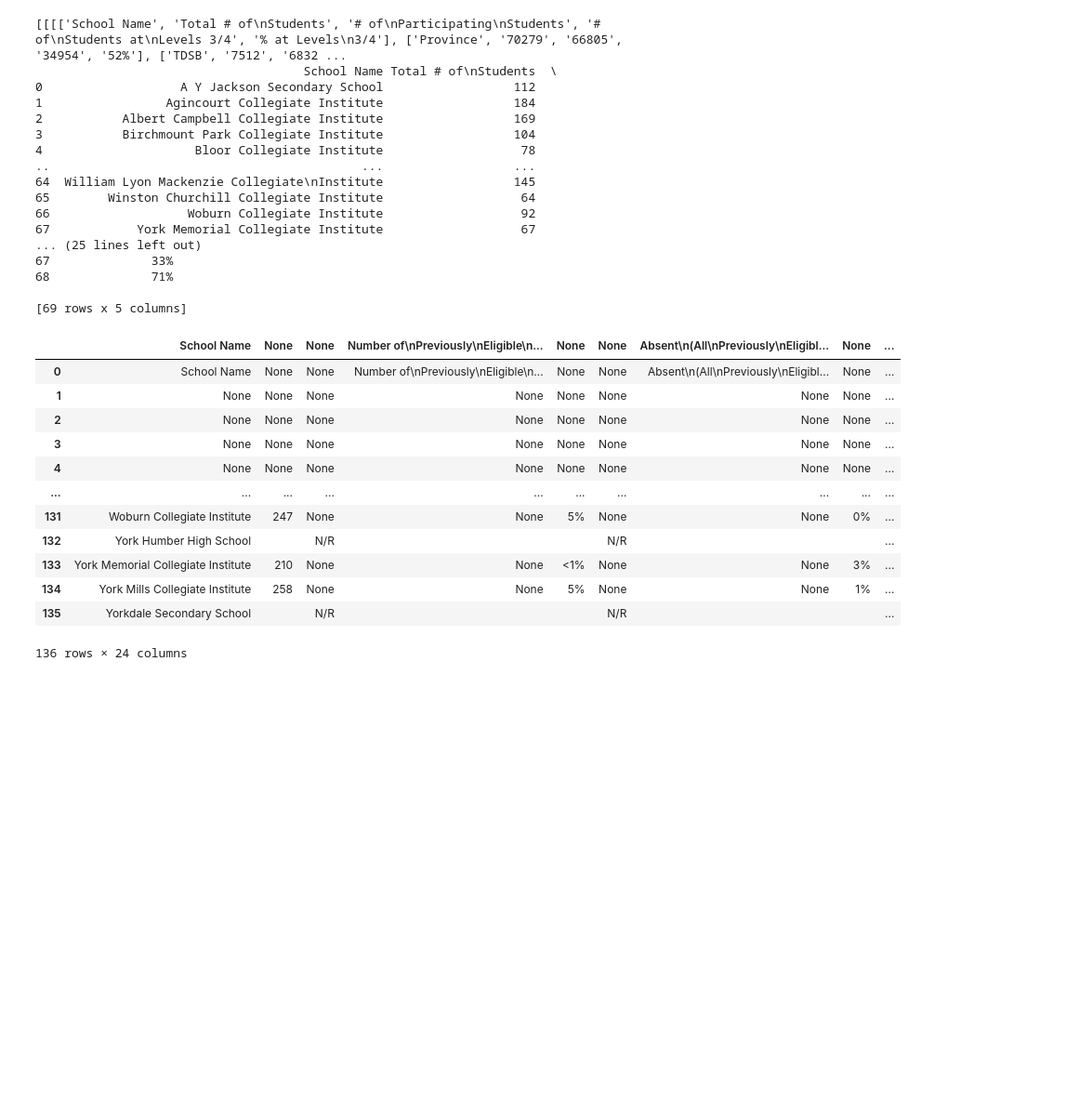
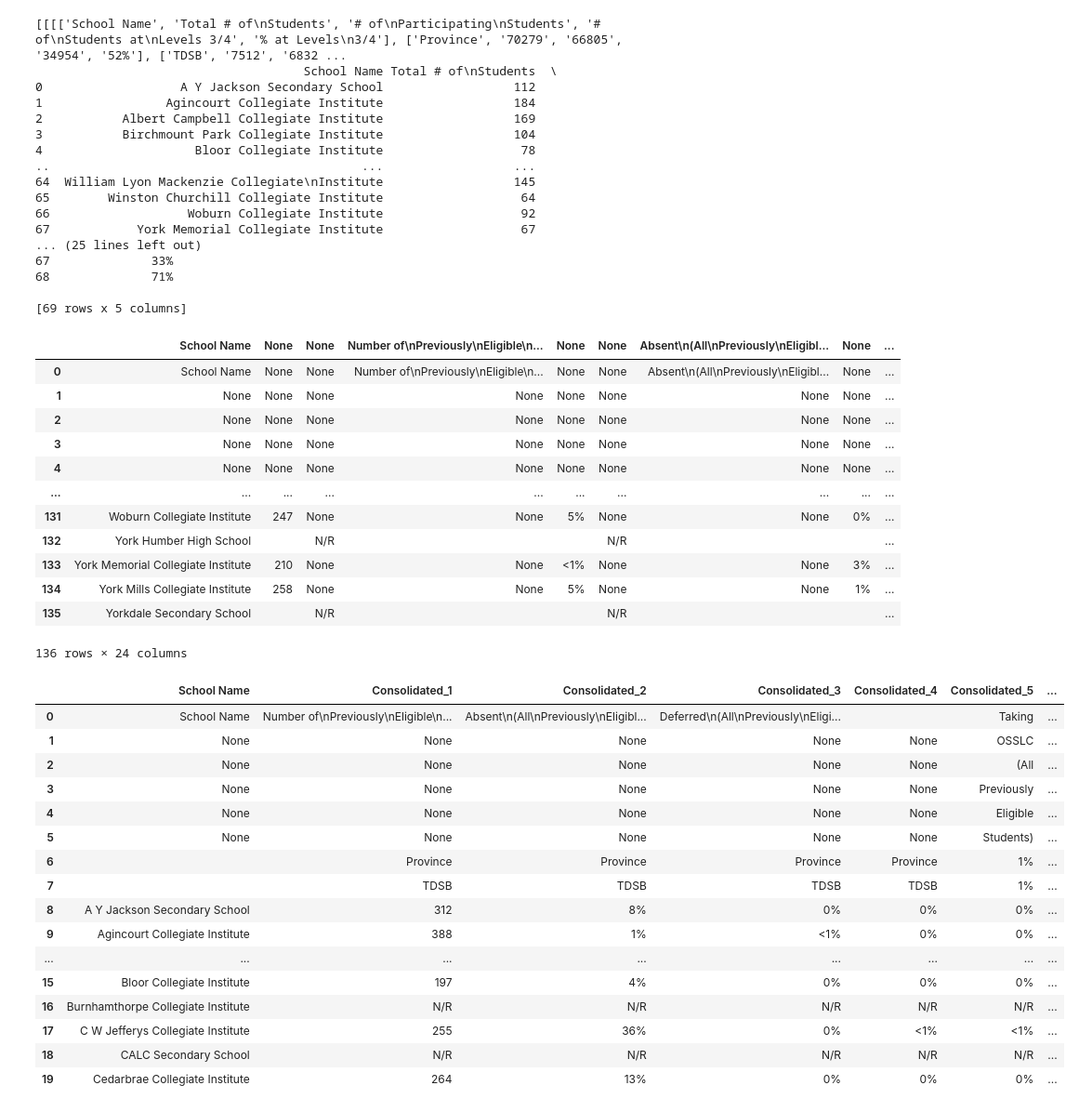
Before and after one commit to sunnyjen/CME358-Final_project, a Jupyter notebook: school_data/school_pdf_to_csv.ipynb, the cells around one changed output. Shown at 93% size. Saved outputs shown, nothing was run; the diff lists cells and outputs as text; code cells hidden in the pictures; blank space fills up the shorter version.

```diff
--- a/school_data/school_pdf_to_csv.ipynb
+++ b/school_data/school_pdf_to_csv.ipynb
@@ -86,3 +86,60 @@ final_df
 | 134 | York Mills Collegiate Institute | 258 | None | None | 5% | None | None | 1% | ... |
 | 135 | Yorkdale Secondary School |  | N/R |  |  | N/R |  |  | ... |
 136 rows × 24 columns
+# %%
+def consolidate_by_increment(df, id_col, start_col, increment):
+    """
+    Consolidates columns in incremental groups into one column each.
+
+    Parameters:
+    df (pd.DataFrame): The input dataframe.
+    id_col (str): The name of the identifier column (e.g., 'School Name').
+    start_col (int): The column index where grouping starts (after the identifier column).
+    increment (int): The number of columns in each group to consolidate.
+
+    Returns:
+    pd.DataFrame: A dataframe with consolidated columns.
+    """
+    result = df[[id_col]].copy()  # Start with the identifier column
+    total_cols = len(df.columns)
+
+    # Loop through the columns in increments
+    for i in range(start_col, total_cols, increment):
+        # Select the group of `increment` columns
+        group = df.columns[i:i + increment]  # Group of three columns at a time
+
+        # Check for valid column names
+        group = [col for col in group if col in df.columns]
+
+        # Skip empty or incomplete groups
+        if not group:
+            continue
+
+        # Consolidate non-NaN values
+        result[f'Consolidated_{(i - start_col) // increment + 1}'] = df[group].bfill(axis=1).iloc[:, 0]
+
+    return result
+
+
+
+result_df = consolidate_by_increment(final_df, id_col='School Name', start_col=1, increment=3)
+# %%
+result_df.head(20)
+# %% [output]
+|  | School Name | Consolidated_1 | Consolidated_2 | Consolidated_3 | Consolidated_4 | Consolidated_5 | ... |
+| 0 | School Name | Number of\nPreviously\nEligible\n... | Absent\n(All\nPreviously\nEligibl... | Deferred\n(All\nPreviously\nEligi... |  | Taking | ... |
+| 1 | None | None | None | None | None | OSSLC | ... |
+| 2 | None | None | None | None | None | (All | ... |
+| 3 | None | None | None | None | None | Previously | ... |
+| 4 | None | None | None | None | None | Eligible | ... |
+| 5 | None | None | None | None | None | Students) | ... |
+| 6 |  | Province | Province | Province | Province | 1% | ... |
+| 7 |  | TDSB | TDSB | TDSB | TDSB | 1% | ... |
+| 8 | A Y Jackson Secondary School | 312 | 8% | 0% | 0% | 0% | ... |
+| 9 | Agincourt Collegiate Institute | 388 | 1% | <1% | 0% | 0% | ... |
+| ... | ... | ... | ... | ... | ... | ... | ... |
+| 15 | Bloor Collegiate Institute | 197 | 4% | 0% | 0% | 0% | ... |
+| 16 | Burnhamthorpe Collegiate Institute | N/R | N/R | N/R | N/R | N/R | ... |
+| 17 | C W Jefferys Collegiate Institute | 255 | 36% | 0% | <1% | <1% | ... |
+| 18 | CALC Secondary School | N/R | N/R | N/R | N/R | N/R | ... |
+| 19 | Cedarbrae Collegiate Institute | 264 | 13% | 0% | 0% | 0% | ... |
```
Also changed, not shown: parts of 4 cells of this notebook, 1 other file.
